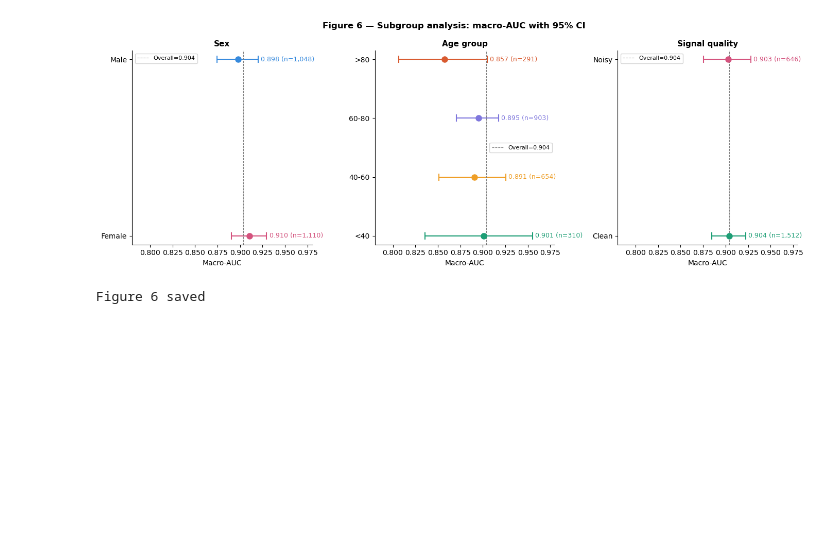
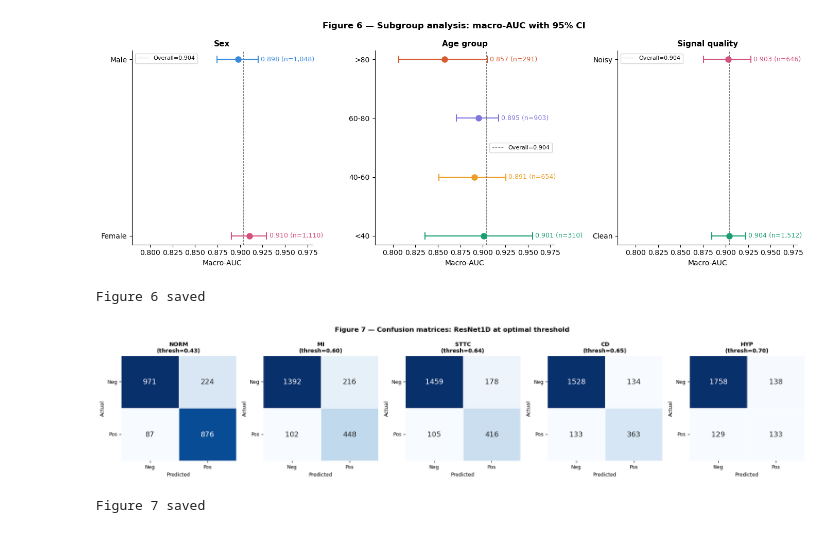
Before and after one commit to cristopher-d-delgado/ecg-ai-statistical-evaluation, a Jupyter notebook: notebooks/validation.ipynb, the cells around one changed output. Drawn from its saved outputs; the diff is of its cells as text; code cells hidden in the pictures; blank space fills up the shorter version.

Commit message:
made all figures

```diff
--- a/notebooks/validation.ipynb
+++ b/notebooks/validation.ipynb
@@ -699,6 +699,8 @@ print("Figure 6 saved")
 [figure]
 Figure 6 saved
 # %%
+import modeling
+
 def figure7_confusion_matrices() -> plt.Figure:
     """
     Confusion matrices for ResNet1D at optimal threshold,
@@ -706,7 +708,7 @@ def figure7_confusion_matrices() -> plt.Figure:
     """
     # Load optimal thresholds
     resnet_thresholds = np.array([
-        find_optimal_threshold(
+        modeling.find_optimal_threshold(
             test_labels[:, i], resnet_test_probs[:, i]
         )
         for i in range(len(CLASS_ORDER))
@@ -720,33 +722,36 @@ def figure7_confusion_matrices() -> plt.Figure:
         cm     = confusion_matrix(test_labels[:, i], preds)
 
         sns.heatmap(
             cm,
             annot      = True,
             fmt        = 'd',
             cmap       = 'Blues',
             ax         = ax,
             cbar       = False,
             linewidths = 0.5,
             linecolor  = 'white',
             annot_kws  = {'size': 13, 'weight': '500'}
         )
         ax.set_title(f"{cls}\n(thresh={thresh:.2f})",
                      fontsize=10, fontweight='bold')
         ax.set_xlabel('Predicted', fontsize=9)
         ax.set_ylabel('Actual',    fontsize=9)
         ax.set_xticklabels(['Neg', 'Pos'], fontsize=9)
         ax.set_yticklabels(['Neg', 'Pos'], fontsize=9, rotation=0)
 
     fig.suptitle('Figure 7 — Confusion matrices: ResNet1D at optimal threshold',
                  fontsize=12, fontweight='bold')
     fig.tight_layout()
     return fig
 
 fig7 = figure7_confusion_matrices()
 plt.show()
 fig7.savefig(FIGURES / 'figure7_confusion_matrices.png',
              dpi=150, bbox_inches='tight')
 print("Figure 7 saved")
+# %% [output]
+[figure, added]
+Figure 7 saved
 # %%
 # ── Summary print ─────────────────────────────────────────────────────────────
 figures = {
```
Also changed, not shown: parts of 2 cells of this notebook, 1 other file.
